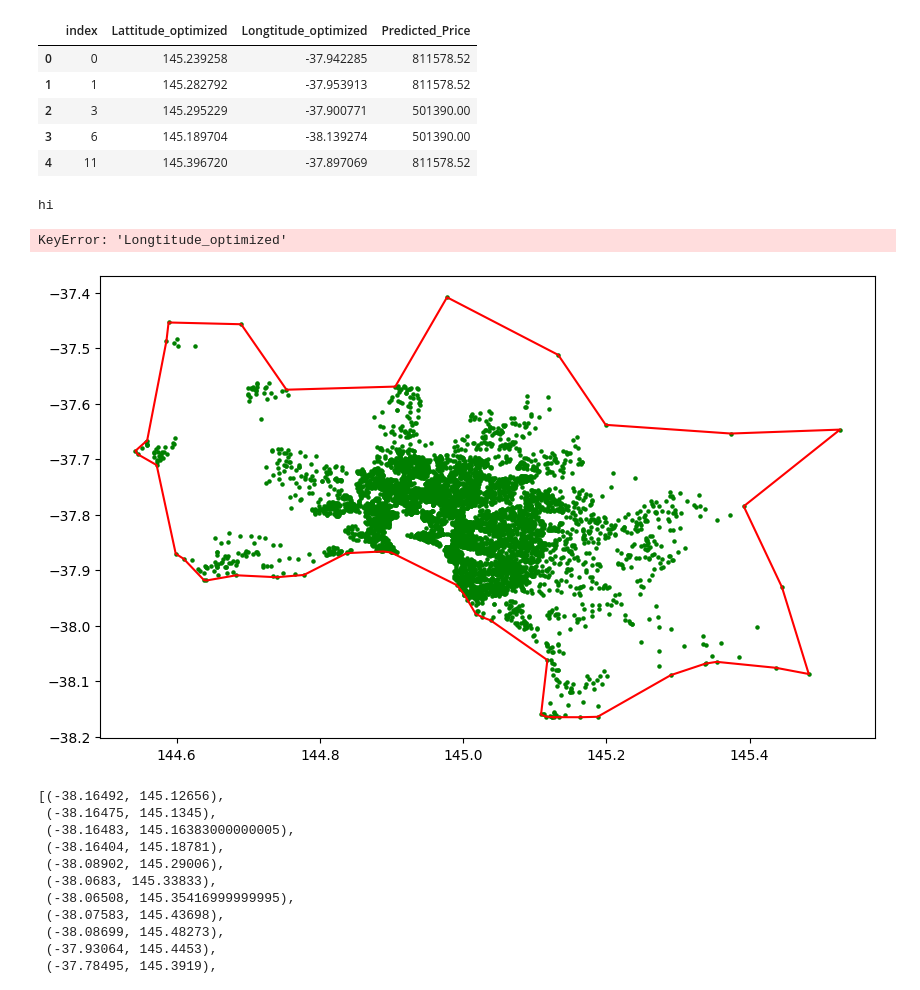
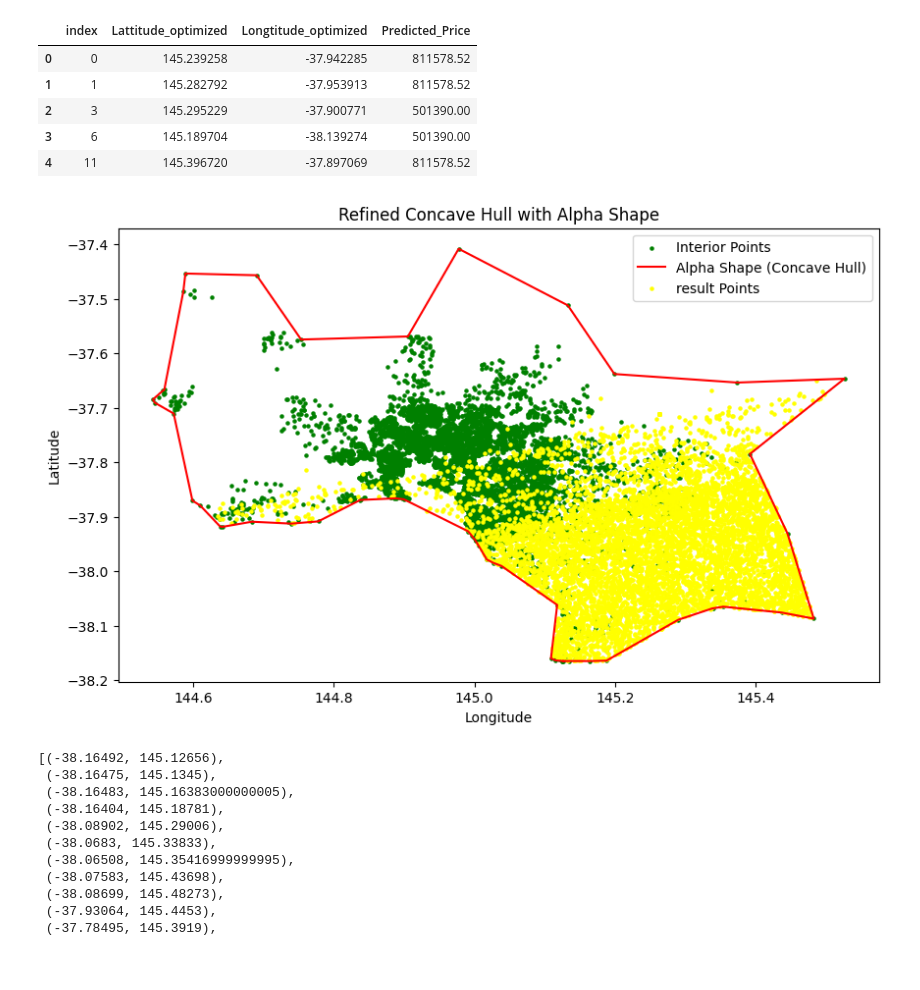
Before and after one commit to boostcampaitech7/level4-cv-finalproject-hackathon-cv-02-lv3, a Jupyter notebook: Jeongseon/Search/map.ipynb, the cells around one changed output. Drawn from its saved outputs; the diff is of its cells as text; code cells hidden in the pictures; blank space fills up the shorter version.

```diff
--- a/Jeongseon/Search/map.ipynb
+++ b/Jeongseon/Search/map.ipynb
@@ -176,45 +178,41 @@ train_data = pd.get_dummies(df, dtype='float')
 y_train = train_data['Price']
 X_train = train_data.drop(['Price'], axis=1)
 
-concave_long = df_concave_hull['Longtitude_optimized']
-concave_lat = df_concave_hull['Lattitude_optimized']
 
 # 위도, 경도의 유니크한 조합 가져오기
 lat_lon_unique = X_train[['Lattitude', 'Longtitude']].drop_duplicates().values
 
 # 🔹 Alpha Shape을 사용하여 Concave Hull 생성 (더 세밀한 외곽선)
 alpha_value = 9  # 값이 작을수록 더 세밀한 다각형이 됨
 concave_hull = alphashape.alphashape(lat_lon_unique, alpha_value) #이건 그냥 그림임
 
 #시각화
 plt.figure(figsize=(10, 6))
 
 # 내부 데이터(초록색)
 plt.scatter(X_train['Longtitude'], X_train['Lattitude'], c='green', s=5, label="Interior Points")
 
 # Alpha Shape 외곽선(파란색)
 if concave_hull.geom_type == "Polygon":
     concave_hull_coords = list(concave_hull.exterior.coords)
     concave_hull_coords = [(lon, lat) for lon, lat in concave_hull_coords]
 
     # 좌표를 분리하여 플롯
     hull_lats, hull_lons = zip(*concave_hull_coords)
     plt.plot(hull_lons, hull_lats, '-r', label="Alpha Shape (Concave Hull)")
     #plt.scatter(hull_lons, hull_lats, c='red', s=30, label="Alpha Shape (Concave Hull)")
 
 ##결과 찍기
-plt.scatter(concave_long['Longtitude_optimized'], concave_lat['Lattitude_optimized'], c='yellow', s=5, label="Interior Points")
+plt.scatter(df_concave_hull['Lattitude_optimized'], df_concave_hull['Longtitude_optimized'], c='yellow', s=5, label="result Points")
 
 # 그래프 설정
 plt.xlabel("Longitude")
 plt.ylabel("Latitude")
 plt.title("Refined Concave Hull with Alpha Shape")
 plt.legend()
 plt.show()
 # %% [output]
-hi
-KeyError: 'Longtitude_optimized'
-[figure, old version]
+[figure, new version]
 # %%
 concave_hull_coords
 # %% [output]
```
Also changed, not shown: parts of 1 cell of this notebook, 1 other file.
